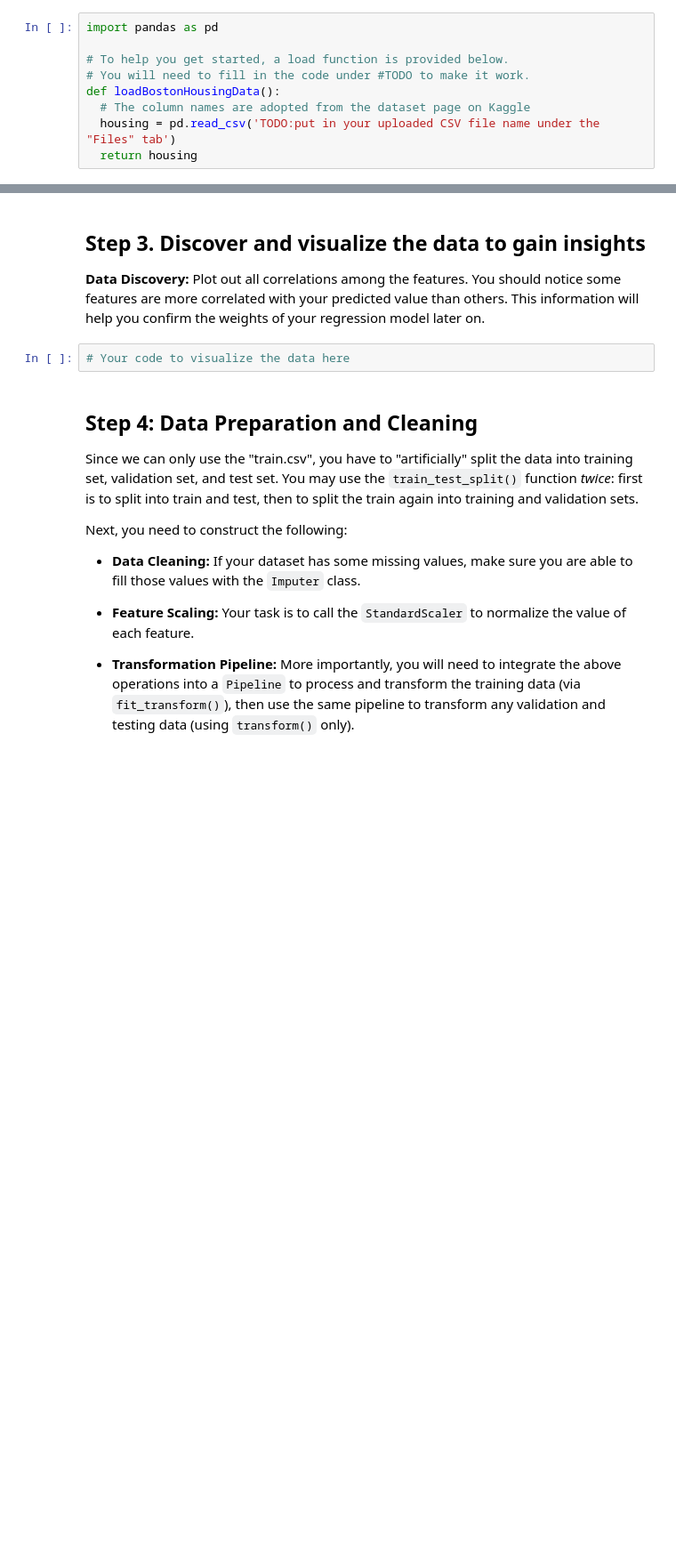
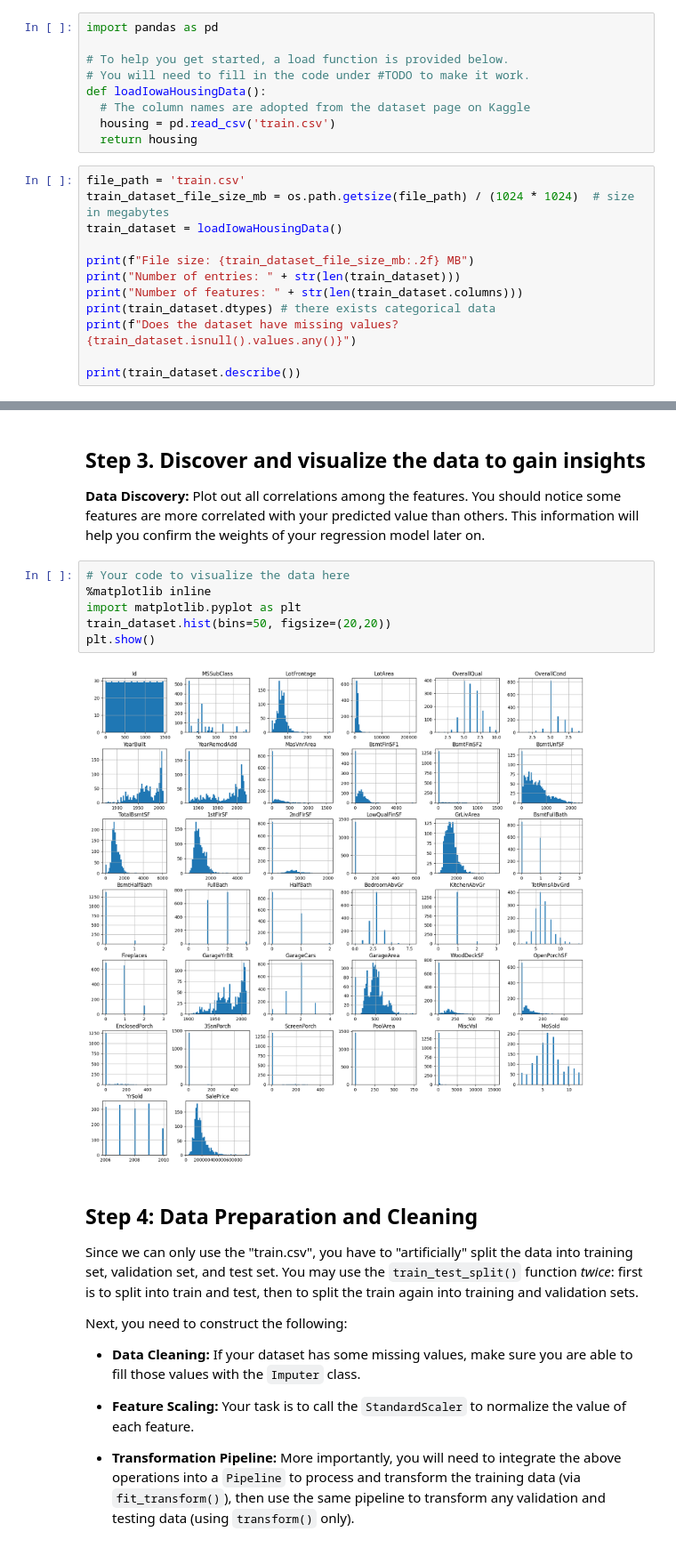
Before and after one commit to cwang12197/cs_4774_ml, a Jupyter notebook: ames_housing_prices/mjq2bt_codeathon_1.ipynb, the cells around one changed output, grey strips where cells are left out. Shown at 89% size. Drawn from its saved outputs; the diff is of its cells as text; blank space fills up the shorter version.

```diff
--- a/ames_housing_prices/mjq2bt_codeathon_1.ipynb
+++ b/ames_housing_prices/mjq2bt_codeathon_1.ipynb
@@ -42,7 +62,19 @@ import pandas as pd
 
 # To help you get started, a load function is provided below.
 # You will need to fill in the code under #TODO to make it work.
-def loadBostonHousingData():
+def loadIowaHousingData():
   # The column names are adopted from the dataset page on Kaggle
-  housing = pd.read_csv('TODO:put in your uploaded CSV file name under the "Files" tab')
+  housing = pd.read_csv('train.csv')
   return housing
+# %%
+file_path = 'train.csv'
+train_dataset_file_size_mb = os.path.getsize(file_path) / (1024 * 1024)  # size in megabytes
+train_dataset = loadIowaHousingData()
+
+print(f"File size: {train_dataset_file_size_mb:.2f} MB")
+print("Number of entries: " + str(len(train_dataset)))
+print("Number of features: " + str(len(train_dataset.columns)))
+print(train_dataset.dtypes) # there exists categorical data
+print(f"Does the dataset have missing values?  {train_dataset.isnull().values.any()}")
+
+print(train_dataset.describe())
@@ -51,6 +101,12 @@ def loadBostonHousingData():
 **Data Discovery:** Plot out all correlations among the features. You should notice some features are more correlated with your predicted value than others. This information will help you confirm the weights of your regression model later on.
 # %%
 # Your code to visualize the data here
+%matplotlib inline
+import matplotlib.pyplot as plt
+train_dataset.hist(bins=50, figsize=(20,20))
+plt.show()
+# %% [output]
+[figure, added]
 # %% [markdown]
 ##  Step 4: Data Preparation and Cleaning
 Since we can only use the "train.csv", you have to "artificially" split the data into training set, validation set, and test set. You may use the `train_test_split()` function *twice*: first is to split into train and test, then to split the train again into training and validation sets.
```
Also changed, not shown: parts of 4 cells of this notebook.
